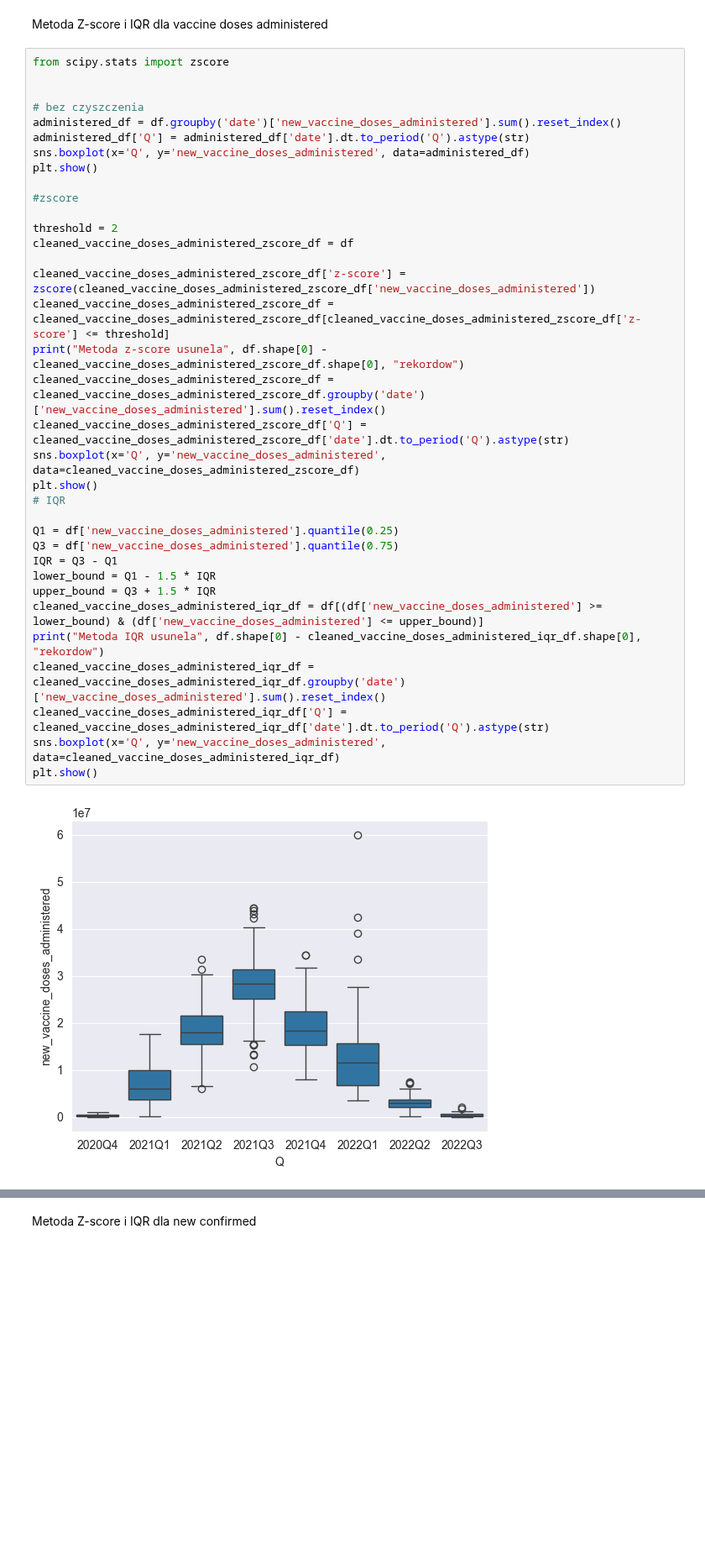
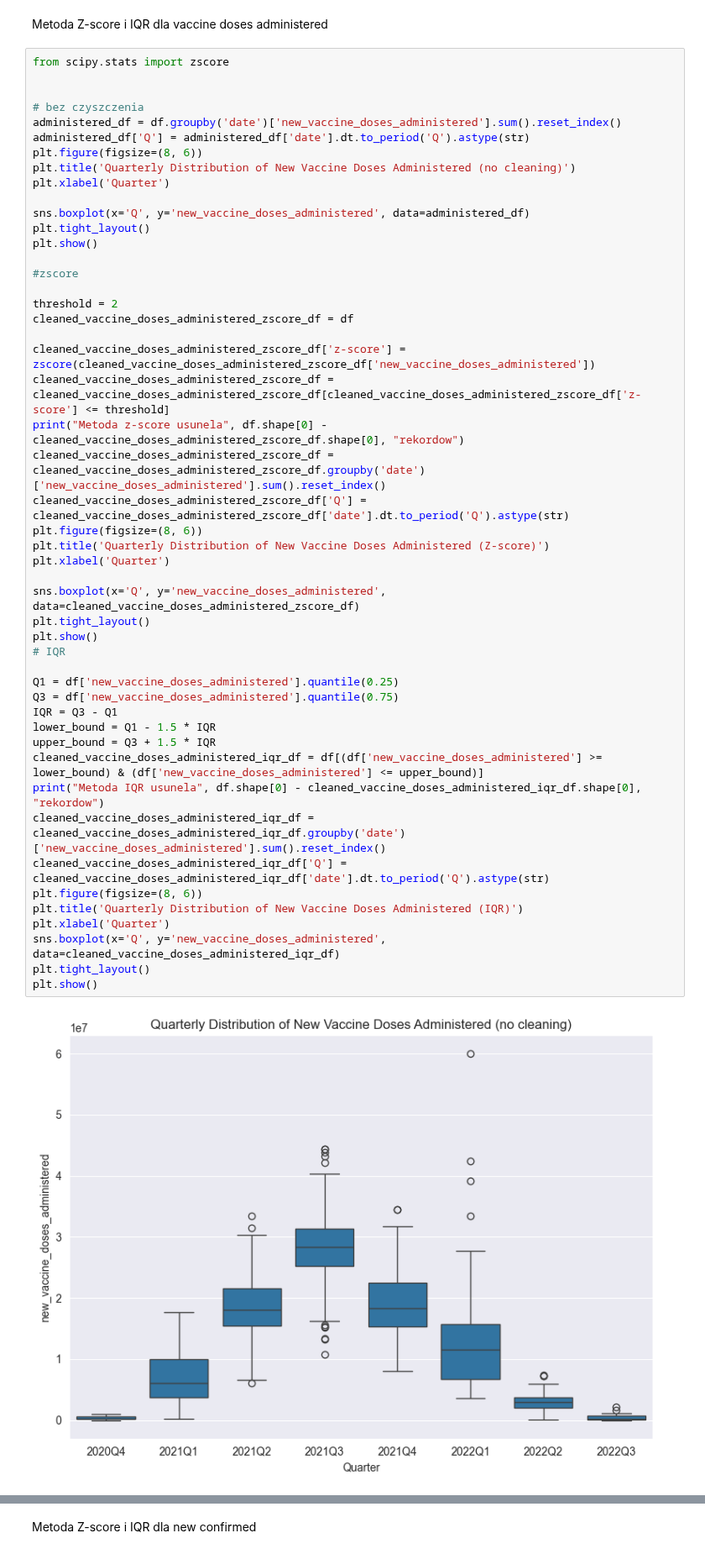
Before and after one commit to JakubKaczmarek5764/BigData1, a Jupyter notebook: zad2.ipynb, the cells around one changed output, grey strips where cells are left out. Shown at 84% size. Cells and saved outputs as stored; diff of their text form; blank space fills up the shorter version.

```diff
--- a/zad2.ipynb
+++ b/zad2.ipynb
@@ -232,34 +174,48 @@ from scipy.stats import zscore
 # bez czyszczenia
 administered_df = df.groupby('date')['new_vaccine_doses_administered'].sum().reset_index()
 administered_df['Q'] = administered_df['date'].dt.to_period('Q').astype(str)
+plt.figure(figsize=(8, 6))
+plt.title('Quarterly Distribution of New Vaccine Doses Administered (no cleaning)')
+plt.xlabel('Quarter')
+
 sns.boxplot(x='Q', y='new_vaccine_doses_administered', data=administered_df)
+plt.tight_layout()
 plt.show()
 
 #zscore
 
 threshold = 2
 cleaned_vaccine_doses_administered_zscore_df = df
 
 cleaned_vaccine_doses_administered_zscore_df['z-score'] = zscore(cleaned_vaccine_doses_administered_zscore_df['new_vaccine_doses_administered'])
 cleaned_vaccine_doses_administered_zscore_df = cleaned_vaccine_doses_administered_zscore_df[cleaned_vaccine_doses_administered_zscore_df['z-score'] <= threshold]
 print("Metoda z-score usunela", df.shape[0] - cleaned_vaccine_doses_administered_zscore_df.shape[0], "rekordow")
 cleaned_vaccine_doses_administered_zscore_df = cleaned_vaccine_doses_administered_zscore_df.groupby('date')['new_vaccine_doses_administered'].sum().reset_index()
 cleaned_vaccine_doses_administered_zscore_df['Q'] = cleaned_vaccine_doses_administered_zscore_df['date'].dt.to_period('Q').astype(str)
+plt.figure(figsize=(8, 6))
+plt.title('Quarterly Distribution of New Vaccine Doses Administered (Z-score)')
+plt.xlabel('Quarter')
+
 sns.boxplot(x='Q', y='new_vaccine_doses_administered', data=cleaned_vaccine_doses_administered_zscore_df)
+plt.tight_layout()
 plt.show()
 # IQR
 
 Q1 = df['new_vaccine_doses_administered'].quantile(0.25)
 Q3 = df['new_vaccine_doses_administered'].quantile(0.75)
 IQR = Q3 - Q1
 lower_bound = Q1 - 1.5 * IQR
 upper_bound = Q3 + 1.5 * IQR
 cleaned_vaccine_doses_administered_iqr_df = df[(df['new_vaccine_doses_administered'] >= lower_bound) & (df['new_vaccine_doses_administered'] <= upper_bound)]
 print("Metoda IQR usunela", df.shape[0] - cleaned_vaccine_doses_administered_iqr_df.shape[0], "rekordow")
 cleaned_vaccine_doses_administered_iqr_df = cleaned_vaccine_doses_administered_iqr_df.groupby('date')['new_vaccine_doses_administered'].sum().reset_index()
 cleaned_vaccine_doses_administered_iqr_df['Q'] = cleaned_vaccine_doses_administered_iqr_df['date'].dt.to_period('Q').astype(str)
+plt.figure(figsize=(8, 6))
+plt.title('Quarterly Distribution of New Vaccine Doses Administered (IQR)')
+plt.xlabel('Quarter')
 sns.boxplot(x='Q', y='new_vaccine_doses_administered', data=cleaned_vaccine_doses_administered_iqr_df)
+plt.tight_layout()
 plt.show()
 # %% [output]
-[figure, old version]
+[figure, new version]
 Metoda z-score usunela 3022 rekordow
```
Also changed, not shown: parts of 8 cells of this notebook.
